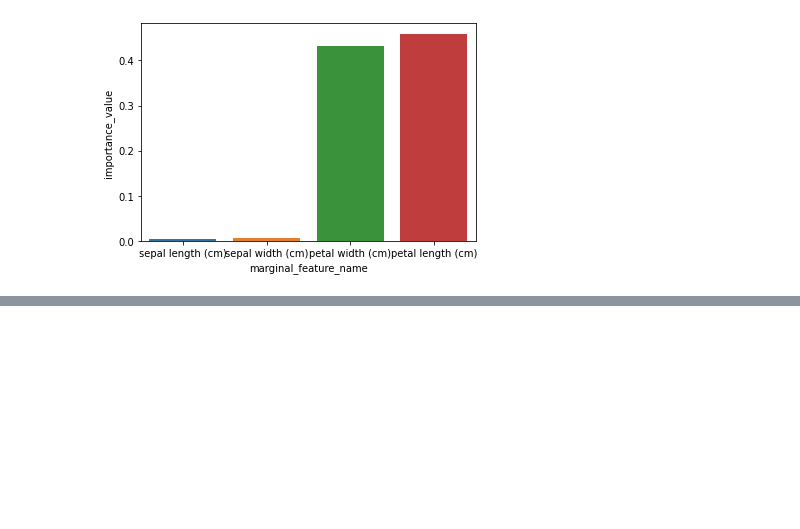
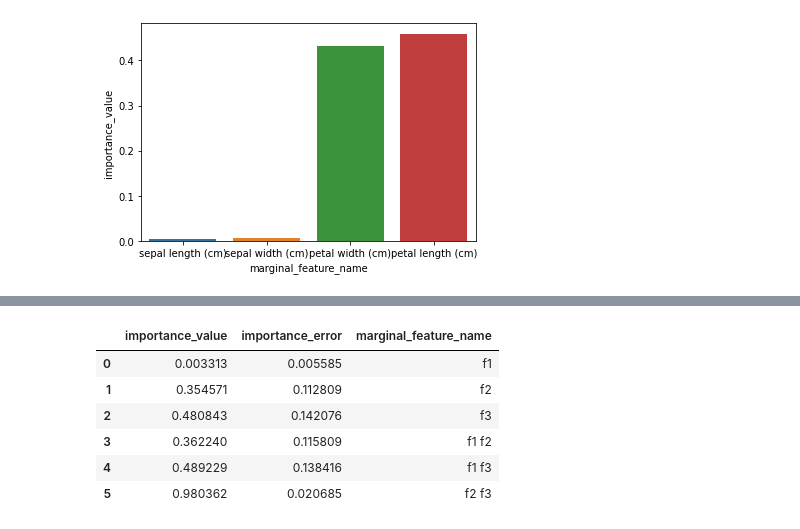
Before and after one commit to JohnYKiyo/fANOVA, a Jupyter notebook: fanova.ipynb, the cells around one changed output, grey strips where cells are left out. Drawn from its saved outputs; the diff is of its cells as text; code cells hidden in the pictures; blank space fills up the shorter version.

```diff
--- a/fanova.ipynb
+++ b/fanova.ipynb
@@ -34,0 +45,4 @@ sns.barplot(x='marginal_feature_name',y='importance_value',data=anova.importance
+# %%
+# データを準備する.
+X = np.random.normal(0,1.0,(100,3))
+y = 0*X[:,0] + 2.0*X[:,1] + 2.0*X[:,2] + 1.0*X[:,1]*X[:,2]
@@ -34,0 +51,3 @@ sns.barplot(x='marginal_feature_name',y='importance_value',data=anova.importance
+# %%
+X = pd.DataFrame(X,columns=['f1','f2','f3'])
+y = pd.DataFrame(y,columns=['val'])
@@ -34,0 +100,12 @@ sns.barplot(x='marginal_feature_name',y='importance_value',data=anova.importance
+# %%
+anova_2deg = FunctionalANOVA(X=X,y=y, degree=2)
+# %%
+anova_2deg.importances
+# %% [output]
+|  | importance_value | importance_error | marginal_feature_name |
+| 0 | 0.003313 | 0.005585 | f1 |
+| 1 | 0.354571 | 0.112809 | f2 |
+| 2 | 0.480843 | 0.142076 | f3 |
+| 3 | 0.362240 | 0.115809 | f1 f2 |
+| 4 | 0.489229 | 0.138416 | f1 f3 |
+| 5 | 0.980362 | 0.020685 | f2 f3 |
```
Also changed, not shown: parts of 16 cells of this notebook.
